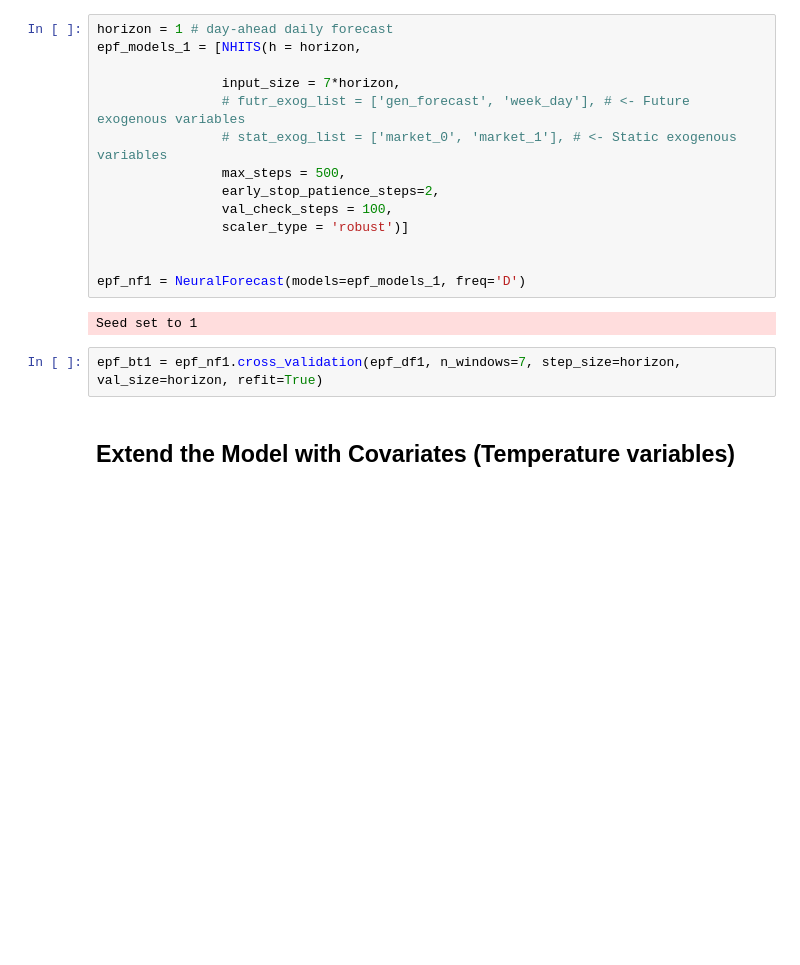
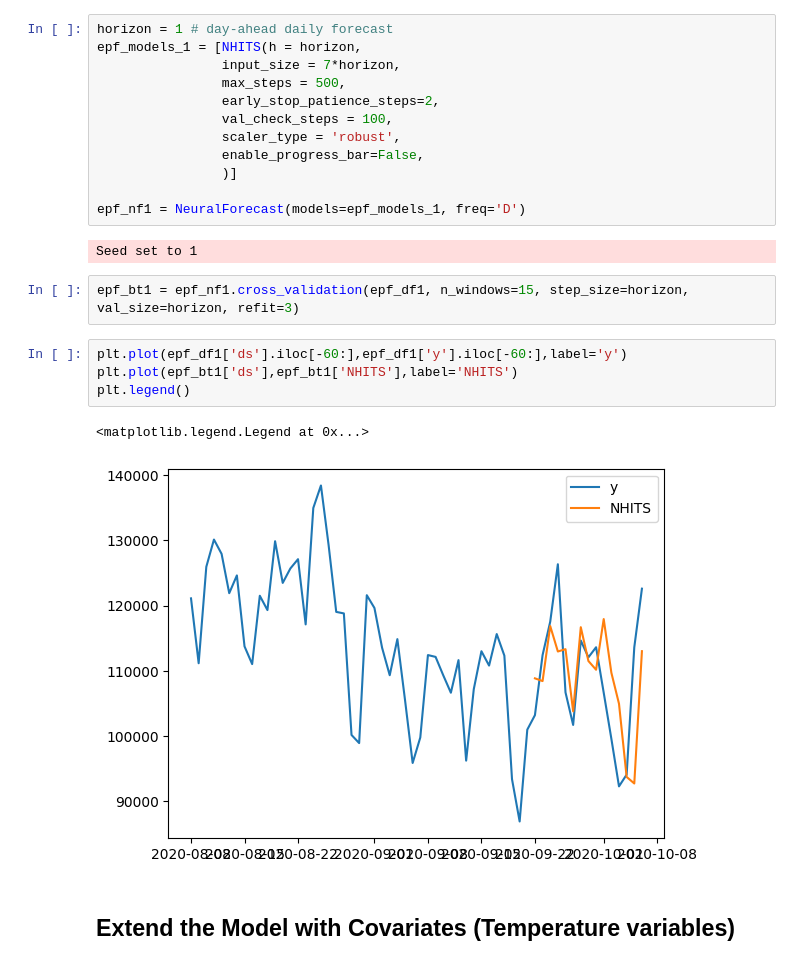
Before and after one commit to jjmossel/time-series-tutorial, a Jupyter notebook: Tutorial01.ipynb, the cells around one changed output. Cells and saved outputs as stored; diff of their text form; blank space fills up the shorter version.

```diff
--- a/Tutorial01.ipynb
+++ b/Tutorial01.ipynb
@@ -227,21 +231,26 @@ epf_df1 = epf_df1[['unique_id','ds','y']]
 # %%
 horizon = 1 # day-ahead daily forecast
 epf_models_1 = [NHITS(h = horizon,
-
                 input_size = 7*horizon,
-                # futr_exog_list = ['gen_forecast', 'week_day'], # <- Future exogenous variables
-                # stat_exog_list = ['market_0', 'market_1'], # <- Static exogenous variables
                 max_steps = 500,
                 early_stop_patience_steps=2,
                 val_check_steps = 100,
-                scaler_type = 'robust')]
-
+                scaler_type = 'robust',
+                enable_progress_bar=False,
+                )]
 
 epf_nf1 = NeuralForecast(models=epf_models_1, freq='D')
 # %% [output]
 Seed set to 1
 # %%
-epf_bt1 = epf_nf1.cross_validation(epf_df1, n_windows=7, step_size=horizon, val_size=horizon, refit=True)
+epf_bt1 = epf_nf1.cross_validation(epf_df1, n_windows=15, step_size=horizon, val_size=horizon, refit=3)
+# %%
+plt.plot(epf_df1['ds'].iloc[-60:],epf_df1['y'].iloc[-60:],label='y')
+plt.plot(epf_bt1['ds'],epf_bt1['NHITS'],label='NHITS')
+plt.legend()
+# %% [output]
+<matplotlib.legend.Legend at 0x...>
+[figure, added]
 # %% [markdown]
 ## Extend the Model with Covariates (Temperature variables)
 # %%
```
Also changed, not shown: parts of 13 cells of this notebook.
